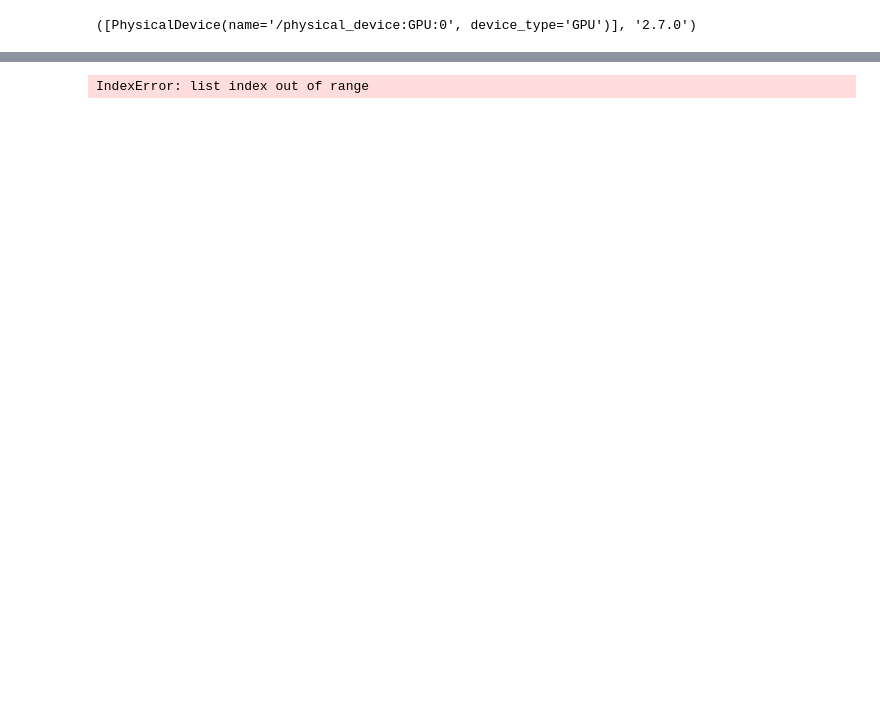
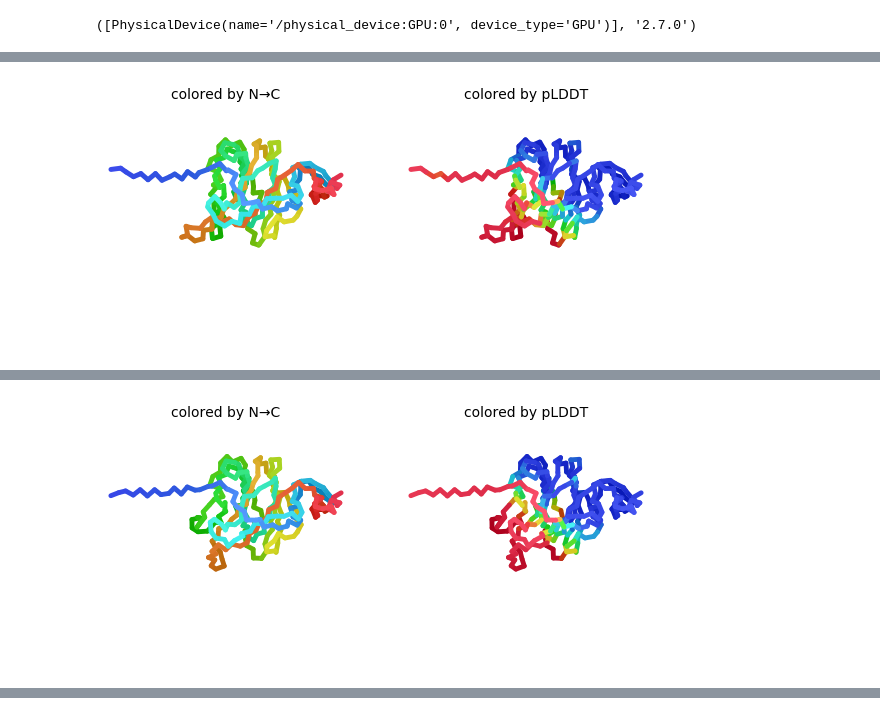
Before and after one commit to anuprulez/gpu_jupyterlab_ct_image_segmentation, a Jupyter notebook: 7_ColabFold_MMseq2.ipynb, the cells around one changed output, grey strips where cells are left out. Saved outputs shown, nothing was run; the diff lists cells and outputs as text; code cells hidden in the pictures; blank space fills up the shorter version.

Commit message:
update colabfold

```diff
--- a/7_ColabFold_MMseq2.ipynb
+++ b/7_ColabFold_MMseq2.ipynb
@@ -111,11 +101,9 @@ def prediction_callback(unrelaxed_protein, length, prediction_result, input_feat
   plt.show()
   plt.close()
 
-#result_dir="colab_results/"
+result_dir="colab_results/"
 setup_logging(Path(results_dir).joinpath("log.txt"))
 queries, is_complex = get_queries(queries_path)
-
-#model_type = set_model_type(is_complex, model_type)
 
 path_dir = Path(results_dir)
 download_alphafold_params(model_type, path_dir)
@@ -124,10 +112,8 @@ run(
     queries=queries,
     result_dir=result_dir,
     use_templates=use_templates,
-    #custom_template_path=custom_template_path,
     use_amber=use_amber,
     msa_mode=msa_mode,
-    #model_type="auto",
     num_models=5,
     num_recycles=num_recycles,
     model_order=[1, 2, 3, 4, 5],
@@ -135,7 +121,6 @@ run(
     data_dir=path_dir,
     keep_existing_results=False,
     recompile_padding=1.0,
-    #rank_by="auto",
     pair_mode=pair_mode,
     stop_at_score=float(100),
     prediction_callback=prediction_callback,
@@ -144,0 +140 @@ NameError: name 'result_dir' is not defined
+[figure, added]
@@ -144,0 +143 @@ NameError: name 'result_dir' is not defined
+[figure, added]
@@ -149,10 +149,11 @@ import glob
 import matplotlib.pyplot as plt
 rank_num = 1 #@param ["1", "2", "3", "4", "5"] {type:"raw"}
 color = "lDDT" #@param ["chain", "lDDT", "rainbow"]
-show_sidechains = False #@param {type:"boolean"}
-show_mainchains = False #@param {type:"boolean"}
+show_sidechains = True #@param {type:"boolean"}
+show_mainchains = True #@param {type:"boolean"}
 
 jobname_prefix = ".custom" if msa_mode == "custom" else ""
+
 if use_amber:
   pdb_filename = f"{results_dir}{jobname}{jobname_prefix}_relaxed_rank_{rank_num}_model_*.pdb"
 else:
@@ -191,8 +192,6 @@ def show_pdb(rank_num=1, show_sidechains=False, show_mainchains=False, color="lD
 
 
 show_pdb(rank_num,show_sidechains, show_mainchains, color).show()
-# %% [output]
-IndexError: list index out of range
 # %%
 #@title Plots {run: "auto"}
 from IPython.display import display, HTML
```
Also changed, not shown: parts of 3 cells of this notebook.
